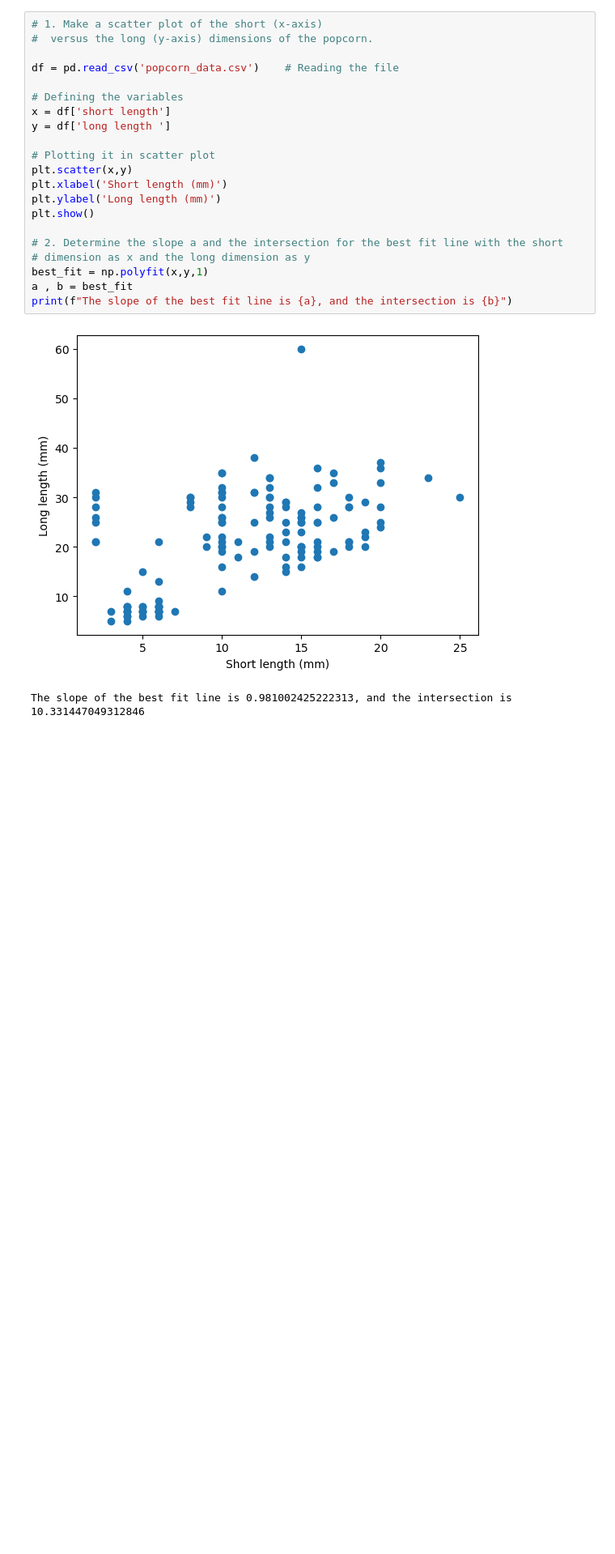
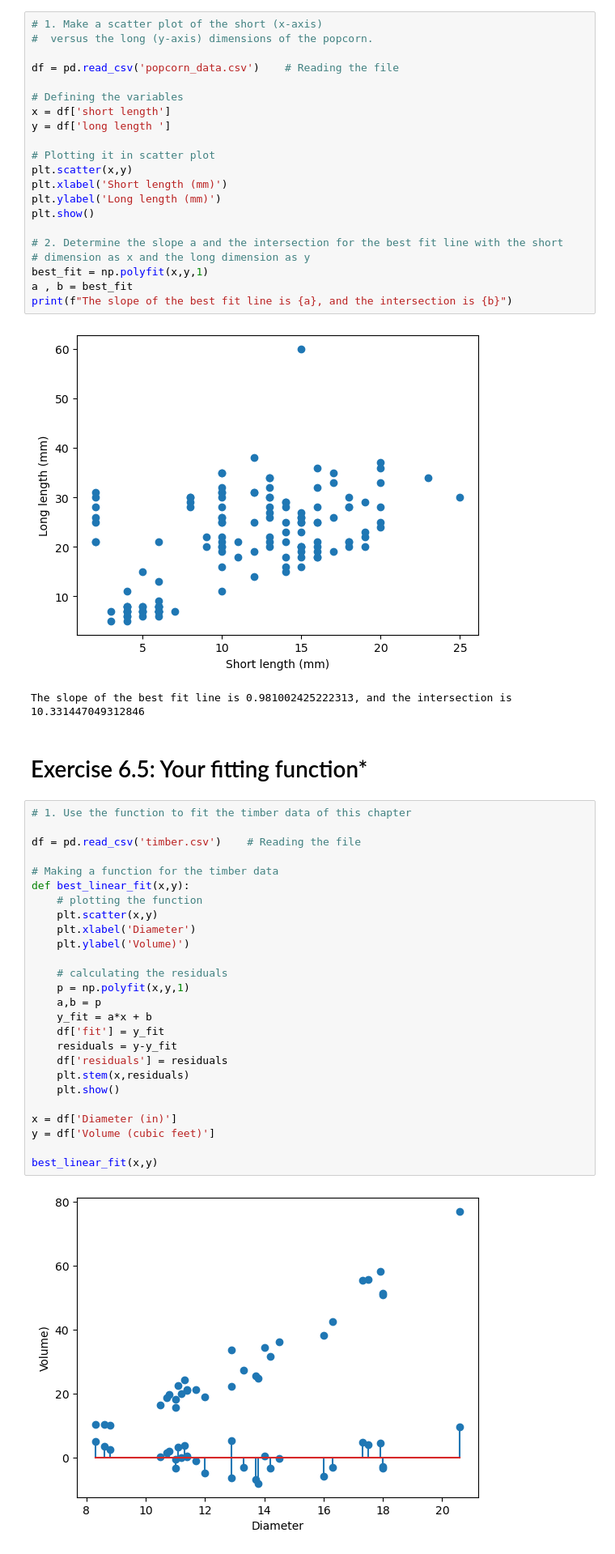
Before and after one commit to Muha0824/Basic-Course-1-Empirical-data, a Jupyter notebook: Excercise6.ipynb, the cells around one changed output. Shown at 81% size. Cells and saved outputs as stored; diff of their text form; blank space fills up the shorter version.

```diff
--- a/Excercise6.ipynb
+++ b/Excercise6.ipynb
@@ -147,3 +151,33 @@ print(f"The slope of the best fit line is {a}, and the intersection is {b}")
 # %% [output]
 [figure]
 The slope of the best fit line is 0.981002425222313, and the intersection is 10.331447049312846
+# %% [markdown]
+# Exercise 6.5: Your fitting function*
+# %%
+# 1. Use the function to fit the timber data of this chapter
+
+df = pd.read_csv('timber.csv')    # Reading the file
+
+# Making a function for the timber data
+def best_linear_fit(x,y):
+    # plotting the function
+    plt.scatter(x,y)
+    plt.xlabel('Diameter')
+    plt.ylabel('Volume)')
+
+    # calculating the residuals
+    p = np.polyfit(x,y,1)
+    a,b = p
+    y_fit = a*x + b
+    df['fit'] = y_fit
+    residuals = y-y_fit
+    df['residuals'] = residuals
+    plt.stem(x,residuals)
+    plt.show()
+
+x = df['Diameter (in)']
+y = df['Volume (cubic feet)']
+
+best_linear_fit(x,y)
+# %% [output]
+[figure, added]
```
Also changed, not shown: parts of 6 cells of this notebook, 6 other files.
